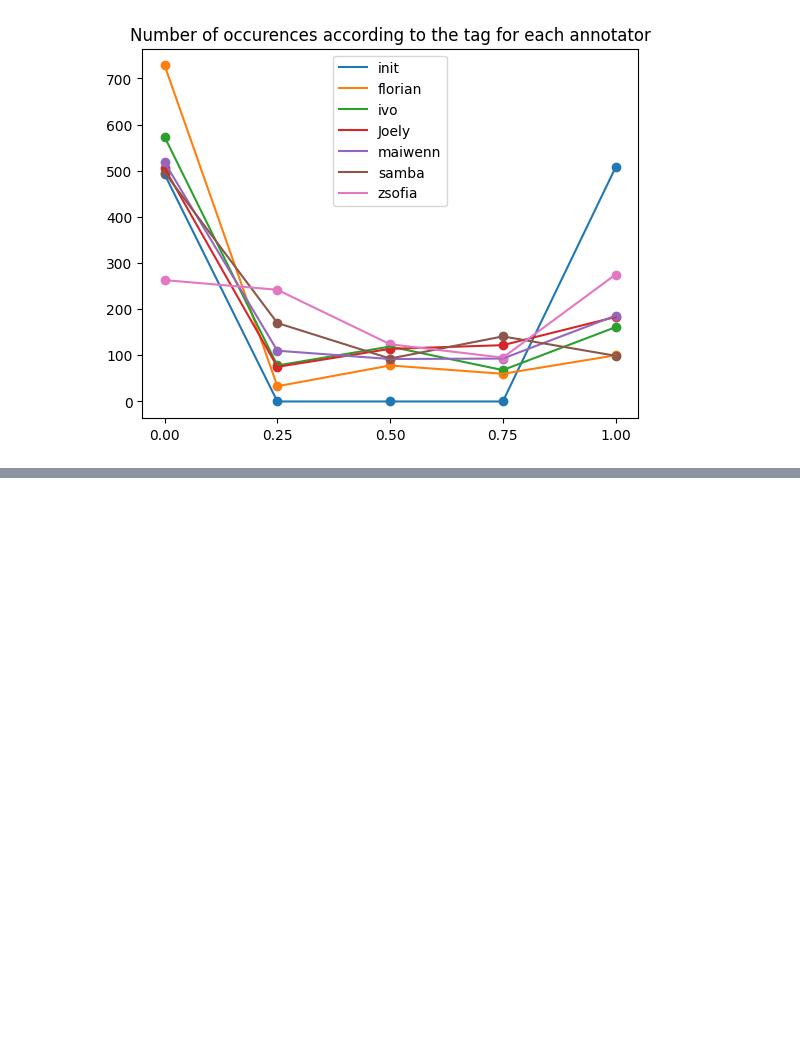
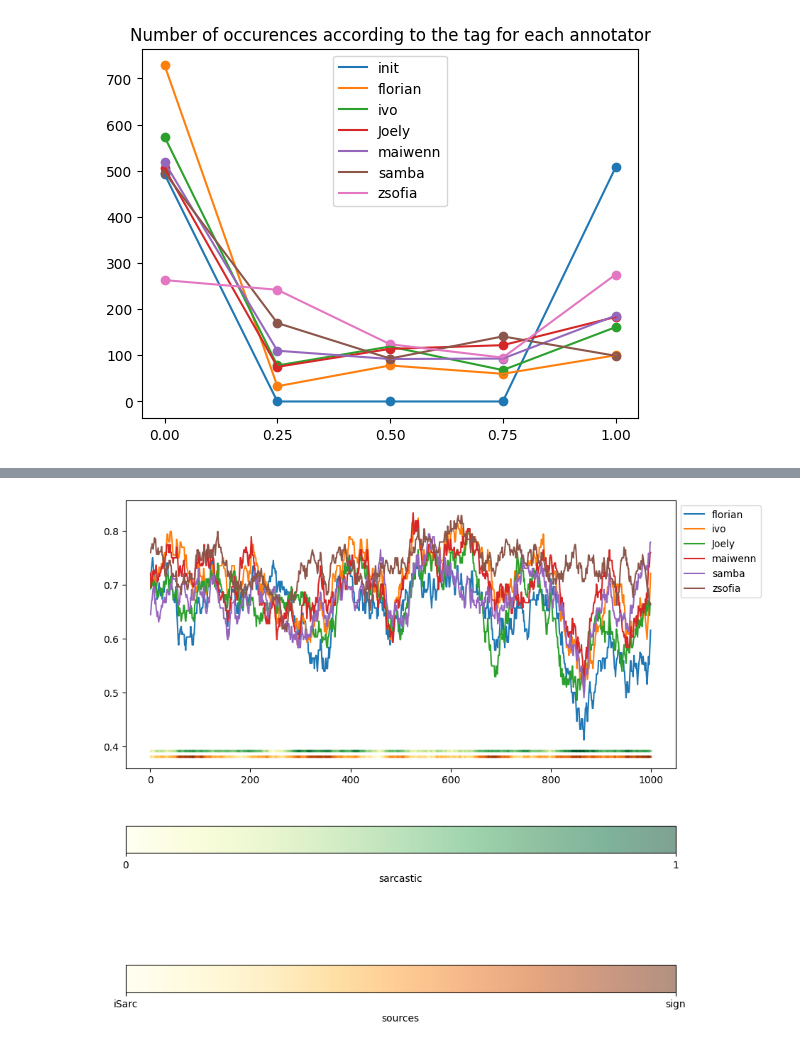
Before and after one commit to zsoflo/sarcasm, a Jupyter notebook: annotations/src/annotation_analysis_compare_inital.ipynb, the cells around one changed output, grey strips where cells are left out. Saved outputs shown, nothing was run; the diff lists cells and outputs as text; code cells hidden in the pictures; blank space fills up the shorter version.

```diff
--- a/annotations/src/annotation_analysis_compare_inital.ipynb
+++ b/annotations/src/annotation_analysis_compare_inital.ipynb
@@ -269,0 +306,57 @@ plt.show()
+# %%
+def avg_vals(vals, sensibility, normalized=False) :
+    gap = int(math.floor(sensibility / 2))
+    res = []
+    for idx, val in enumerate(vals) :
+        beg = max(0, idx - gap)
+        end = min(len(vals), idx + gap + 1)
+        res.append( sum(vals[beg:end]) / (end - beg) )
+    if normalized :
+        min_val = min(res)
+        max_val = max(res)
+        res = [(x - min_val) / (max_val - min_val) for x in res]
+    return res
+# %%
+sensibility = 51
+
+
+fig, ax = plt.subplots(figsize=(10, 10))
+
+min_val = 1
+
+for annot, df in joined_limited.items() :
+    scores = [ weight(row["annotation"], row["sarcastic"]) for idx, row in df.iterrows() ]
+    avg_scores = avg_vals(scores, sensibility)
+    min_val = min( [min_val, min(avg_scores)] )
+    ax.plot( range(1, len(scores) + 1), avg_scores, label= annot)
+
+sorted_sources = []
+for idx, row in list(joined_limited.values())[0].iterrows() :
+    sorted_sources.append( list(sources[ sources['ID'] == row['ID'] ]["source"])[0]  )
+
+source_to_num = {"sign" : 1 , "iSarc" : 0}
+
+sorted_sources_num = [ source_to_num[x] for x in sorted_sources ]
+
+avg_sorted_sources_num = avg_vals(sorted_sources_num, sensibility,normalized=True)
+
+sc_source = ax.scatter( range(1, len(scores) + 1), [min_val-0.03] * len(scores), c=avg_sorted_sources_num, marker="s", s=2, alpha=0.5, cmap="YlOrBr")
+cbar = fig.colorbar(sc_source, ax=ax, orientation='horizontal', label='sources', ticks=[0, 1])
+cbar.ax.set_xticklabels(["iSarc", "sign"])
+sorted_initial_annotations = list( list(joined_limited.values())[0]["sarcastic"] )
+avg_sorted_initial_annotations = avg_vals(sorted_initial_annotations, sensibility, normalized=True)
+sc_sarc = ax.scatter (range(1, len(scores) + 1), [min_val-0.02] * len(scores), c=avg_sorted_initial_annotations,marker="s", s=2, alpha=0.5, cmap="YlGn")
+cbar = fig.colorbar(sc_sarc, ax=ax, orientation='horizontal', label='sarcastic', ticks=[0,1])
+
+
+"""
+axs[0].set_title(f"Evolution of scores over time")
+axs[1].set_title("Proposition of tweets according to their sources over time")
+axs[2].set_title("Proposition of 'sarcastic' tweet over time")
+axs[2].set_ylim([0,1])
+axs[1].set_yticks( list(source_to_num.values()) , list(source_to_num.keys()) )
+"""
+ax.legend(loc='upper left', bbox_to_anchor=(1, 1))
+plt.show()
+# %% [output]
+[figure, added]
```
Also changed, not shown: parts of 9 cells of this notebook.
